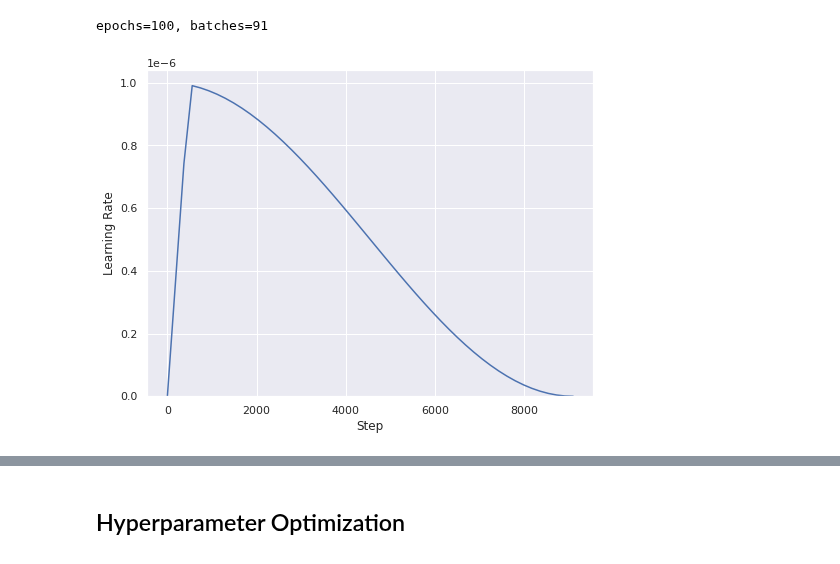
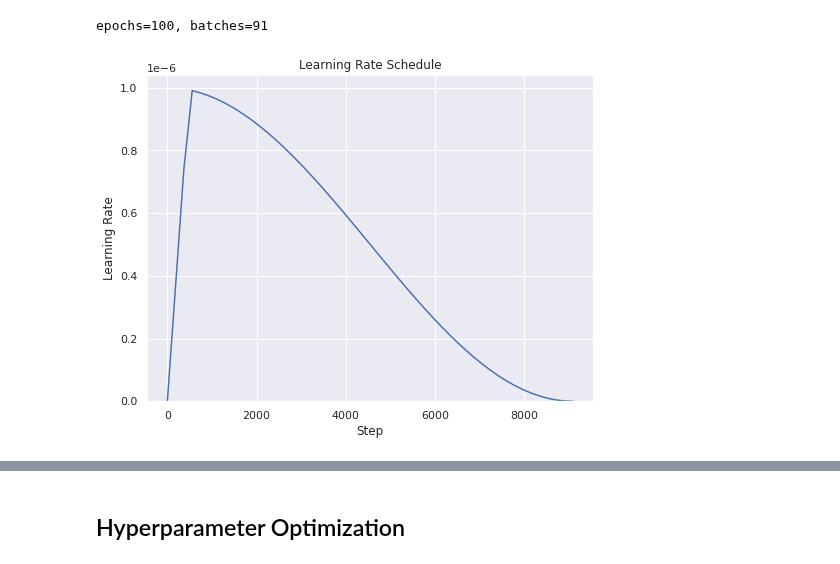
Before and after one commit to zanderman/stock-forecasting-transformer, a Jupyter notebook: forecast_transformer.ipynb, the cells around one changed output, grey strips where cells are left out. Cells and saved outputs as stored; diff of their text form; code cells hidden in the pictures.

```diff
--- a/forecast_transformer.ipynb
+++ b/forecast_transformer.ipynb
@@ -1693,21 +1694,3 @@ def train_evaluate_for_dataset(
         fig.show()
 
     return model, hist, met, params, df
-# %%
-STEPS_PER_EPOCH = 79
-EPOCHS = 100
-step = np.linspace(0,EPOCHS*STEPS_PER_EPOCH)
-lr_schedule = keras.optimizers.schedules.PolynomialDecay(
-# lr_schedule = keras.optimizers.schedules.InverseTimeDecay(
-    initial_learning_rate=1e-5,
-    end_learning_rate=1e-6,
-    decay_steps=STEPS_PER_EPOCH*EPOCHS,
-    power=5.0,
-    # decay_rate=1,
-)
-lr = lr_schedule(step)
-plt.figure(figsize = (8,6))
-plt.plot(step/STEPS_PER_EPOCH, lr)
-plt.ylim([0,max(plt.ylim())])
-plt.xlabel('Epoch')
-_ = plt.ylabel('Learning Rate')
@@ -1797,23 +1778,25 @@ epochs=100, batches=91
 # %%
 # Create learning rate schedule.
 n_steps = epochs*batches
 lr_schedule = LinearWarmupLearningRateScheduleWrapper(
     keras.experimental.CosineDecay
     )(
     warmup_learning_rate=0.0,
     warmup_steps=500,
     initial_learning_rate=1e-6,
     decay_steps=n_steps,
 )
 plt.figure(figsize = (8,6))
 steps = np.linspace(0, n_steps)
 lr = [lr_schedule(s) for s in steps]
 plt.plot(steps, lr)
 plt.ylim([0,max(plt.ylim())])
 plt.xlabel('Step')
+plt.title('Learning Rate Schedule')
 _ = plt.ylabel('Learning Rate')
+plt.savefig(IMAGE_ROOT/f"learning_rate_schedule.png", bbox_inches='tight')
 # %% [output]
-[figure, old version]
+[figure, new version]
 # %%
 # Create model building function.
 builder = build_model_from_hparams(build_transformer_encoder_net)
```
Also changed, not shown: parts of 5 cells of this notebook.
